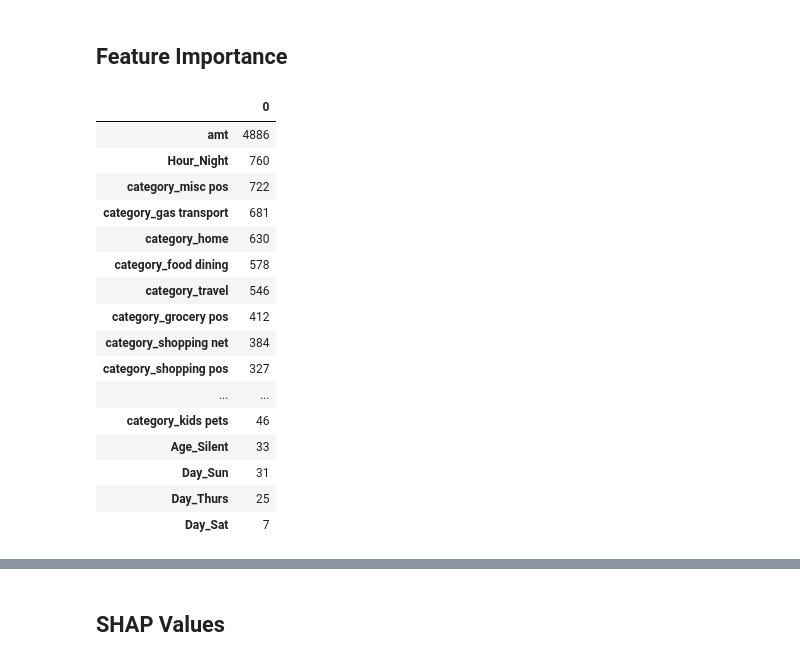
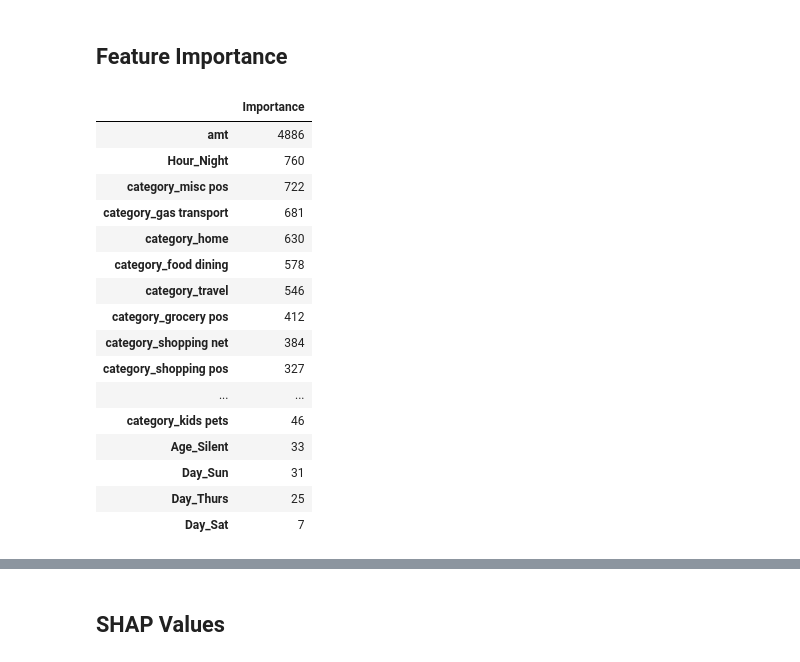
Before and after one commit to lydra4/Projects, a Jupyter notebook: Capstone/Song Yi - Part 4 - Generalisation Score Model Comparison Model Evaluation.ipynb, the cells around one changed output, grey strips where cells are left out. Saved outputs shown, nothing was run; the diff lists cells and outputs as text; code cells hidden in the pictures.

```diff
--- a/Capstone/Song Yi - Part 4 - Generalisation Score Model Comparison Model Evaluation.ipynb
+++ b/Capstone/Song Yi - Part 4 - Generalisation Score Model Comparison Model Evaluation.ipynb
@@ -432,9 +432,9 @@ plt.show()
 ## Feature Importance
 # %%
 pd.DataFrame(data=gs_ss_lgbm.best_estimator_.feature_importances_,
-            index=X_train_ss.columns).sort_values(by=0, ascending=False)
+            index=X_test_ss.columns, columns=['Importance']).sort_values(by='Importance', ascending=False)
 # %% [output]
-|  | 0 |
+|  | Importance |
 | amt | 4886 |
 | Hour_Night | 760 |
 | category_misc pos | 722 |
```
Also changed, not shown: parts of 3 cells of this notebook, 2 other files.
